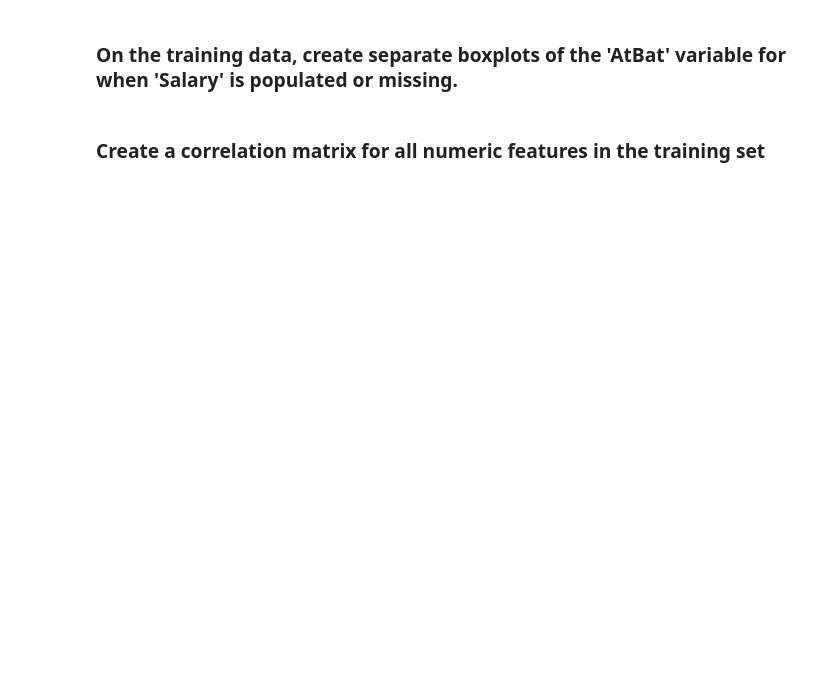
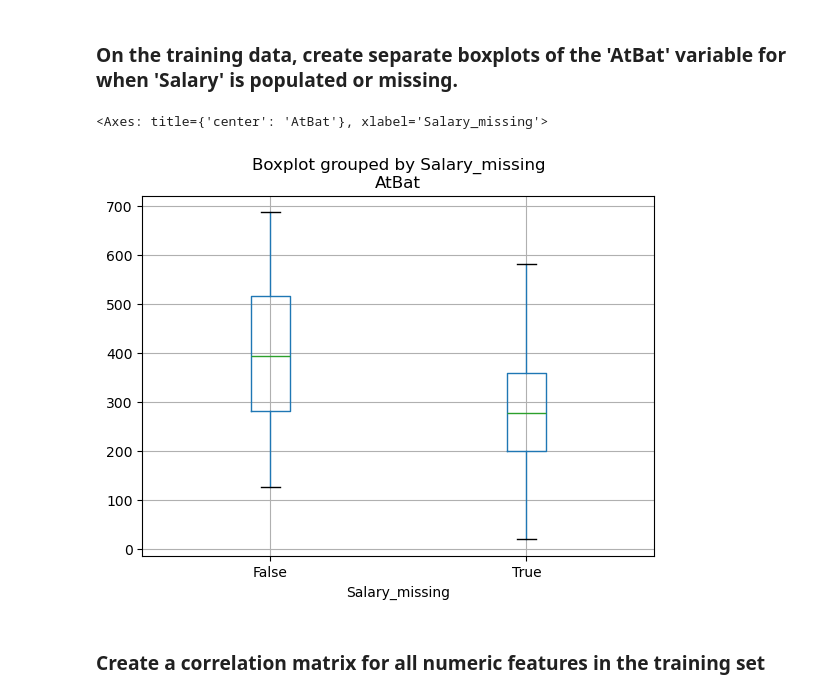
Before and after one commit to Tahmeed65/code_2600, a Jupyter notebook: mod03_eda.ipynb, the cells around one changed output. Saved outputs shown, nothing was run; the diff lists cells and outputs as text; code cells hidden in the pictures; blank space fills up the shorter version.

```diff
--- a/mod03_eda.ipynb
+++ b/mod03_eda.ipynb
@@ -171,6 +176,11 @@ AttributeError: 'Series' object has no attribute 'len'
 ### On the training data, create separate boxplots of the 'AtBat' variable for when 'Salary' is populated or missing.
 # %%
 #fillin
+Train['Salary_missing'] = Train['Salary'].isna()
+Train.boxplot(column='AtBat', by='Salary_missing')
+# %% [output]
+<Axes: title={'center': 'AtBat'}, xlabel='Salary_missing'>
+[figure, added]
 # %% [markdown]
 ### Create a correlation matrix for all numeric features in the training set
 # %%
```
Also changed, not shown: parts of 10 cells of this notebook.
